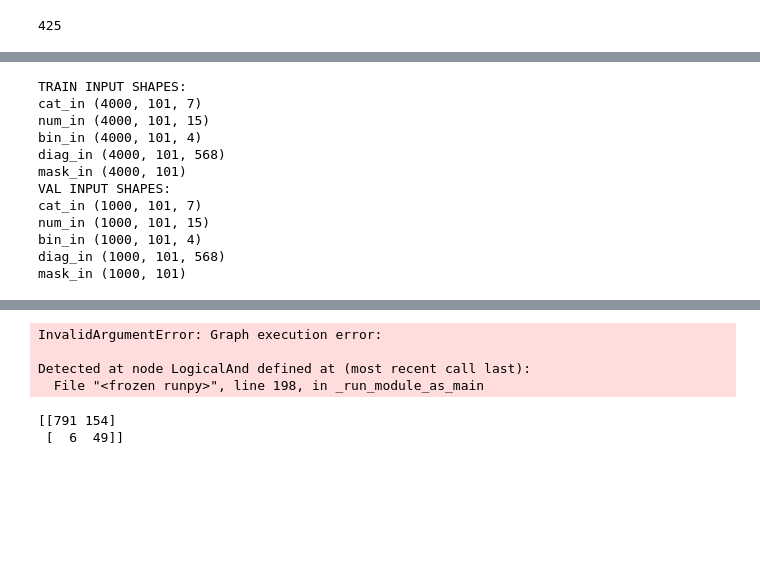
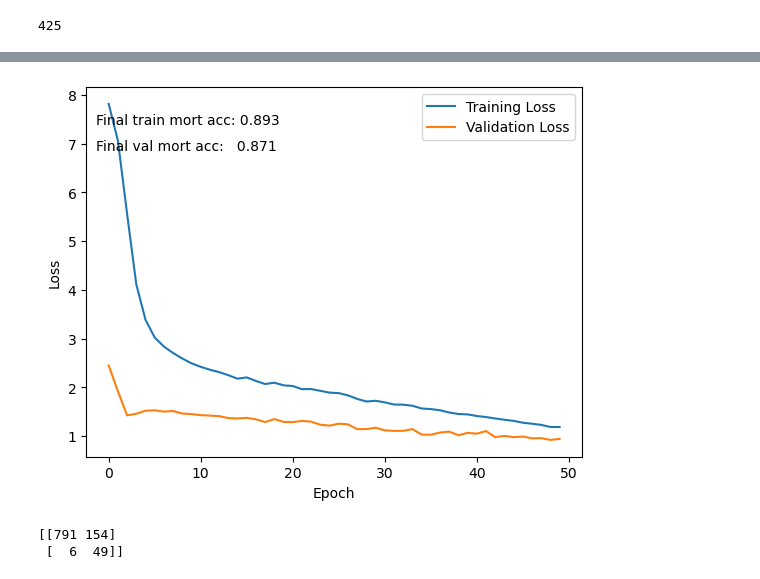
Before and after one commit to amyduguid2/MIMIC_Analysis, a Jupyter notebook: lstm.ipynb, the cells around one changed output, grey strips where cells are left out. Saved outputs shown, nothing was run; the diff lists cells and outputs as text; code cells hidden in the pictures; blank space fills up the shorter version.

```diff
--- a/lstm_both_binned.ipynb
+++ b/lstm.ipynb
@@ -39,18 +59,13 @@ df['prev_mort'] = df.groupby('subject_id')['hospital_expire_flag'].shift(1).fill
 # %%
-# 1) Make a missingness indicator (0/1)
+# Handle missing values as deep learning models can't handle them
+
+# Create a column to show missingness
 df["ed_duration_missing"] = df["ed_duration"].isna().astype(np.float32)
 
-# 2) Impute a constant that is neutral + safe for later scaling
+# Impute a constant that is neutral + safe for later scaling
 #    (constant imputation avoids leakage since it doesn't use any split statistics)
 df["ed_duration"] = df["ed_duration"].fillna(0.0)
 
-# 3) (Optional) Clean obvious errors and cap outliers
-#    - negative durations -> 0
-df.loc[df["ed_duration"] < 0, "ed_duration"] = 0.0
-#    - cap extreme values to reduce the chance of exploding scales later
-cap = df["ed_duration"].quantile(0.999)  # very high cap
-df["ed_duration"] = np.clip(df["ed_duration"], 0.0, cap)
-
 # 4) (Optional) If you plan to log-transform, make it log-safe
-#df["ed_duration_log1p"] = np.log1p(df["ed_duration"])
+df["ed_duration"] = np.log1p(df["ed_duration"])
 # %%
@@ -547,4 +600,6 @@ y_test_los_cls_int.shape
 # %%
-#y_train_los_log = np.log1p(y_train_los)   # log(1 + LOS)
-#y_test_los_log  = np.log1p(y_test_los)
+# log-transform the LOS targets to reduce skewness
+# use log1p to handle zero LOS values safely
+y_train_los_log = np.log1p(y_train_los)   # log(1 + LOS)
+y_test_los_log  = np.log1p(y_test_los)
 # %%
@@ -702,37 +755,9 @@ Model: "multimodal_lstm_attn"
  Non-trainable params: 0 (0.00 B)
-# %%
-def show_batch_shapes(x):
-    if isinstance(x, dict):
-        for k,v in x.items():
-            print(k, getattr(v, "shape", None))
-    elif isinstance(x, (list, tuple)):
-        for i,v in enumerate(x):
-            print(i, getattr(v, "shape", None))
-    else:
-        print(getattr(x, "shape", None))
-
-print("TRAIN INPUT SHAPES:")
-show_batch_shapes(train_inputs)
-print("VAL INPUT SHAPES:")
-show_batch_shapes(val_inputs)
-# %% [output]
-TRAIN INPUT SHAPES:
-cat_in (4000, 101, 7)
-num_in (4000, 101, 15)
-bin_in (4000, 101, 4)
-diag_in (4000, 101, 568)
-mask_in (4000, 101)
-VAL INPUT SHAPES:
-cat_in (1000, 101, 7)
-num_in (1000, 101, 15)
-bin_in (1000, 101, 4)
-diag_in (1000, 101, 568)
-mask_in (1000, 101)
 # %%
 # compile with multiple losses and metrics
 model.compile(
     optimizer=tf.keras.optimizers.Adam(1e-4),
-    loss={"mortality": "binary_crossentropy", "los": "sparse_categorical_crossentropy"},
+    loss={"mortality": "binary_crossentropy", "los": "mse"},
     metrics={
         "mortality": [
             metrics.AUC(name="auc"),
@@ -741,13 +766,7 @@ model.compile(
             metrics.Recall(name="recall"),
             metrics.BinaryAccuracy(name="accuracy"),
         ],
-        "los": [
-            metrics.AUC(name="auc"),
-            metrics.AUC(name="pr_auc", curve="PR"),
-            metrics.Precision(name="precision"),
-            metrics.Recall(name="recall"),
-            metrics.CategoricalAccuracy(name="accuracy"),
-        ],
+        "los": [metrics.MeanAbsoluteError(name="mae"), metrics.MeanSquaredError(name="mse")],
     },
     loss_weights={"mortality": 2.0, "los": 1.0},   # tune if needed
 )
@@ -792,17 +811,17 @@ rlrop = tf.keras.callbacks.ReduceLROnPlateau(
 
 hist = model.fit(
     x=train_inputs,
-    y={"mortality": y_train_mort, "los": y_train_los_cls_int},
-    validation_data=(val_inputs, {"mortality": y_test_mort, "los": y_test_los_cls_int}),
+    y={"mortality": y_train_mort, "los": y_train_los_log},
+    validation_data=(val_inputs, {"mortality": y_test_mort, "los": y_test_los_log}),
     epochs=50,
     batch_size=64,
     callbacks=[es],
-    #sample_weight={"mortality": sw_mort, "los": sw_los},
+    sample_weight={"mortality": sw_mort, "los": sw_los},
     verbose=1
 )
 
 #save model
-model.save('models/lstm_both_binned.keras')
+model.save('models/lstm_both.keras')
 
 plt.plot(hist.history['loss'], label='Training Loss')
 plt.plot(hist.history['val_loss'], label='Validation Loss')
@@ -822,4 +855 @@ Epoch 1/50
-InvalidArgumentError: Graph execution error:
-
-Detected at node LogicalAnd defined at (most recent call last):
-  File "<frozen runpy>", line 198, in _run_module_as_main
+[figure, added]
```
Also changed, not shown: parts of 40 cells of this notebook, 8 other files.
